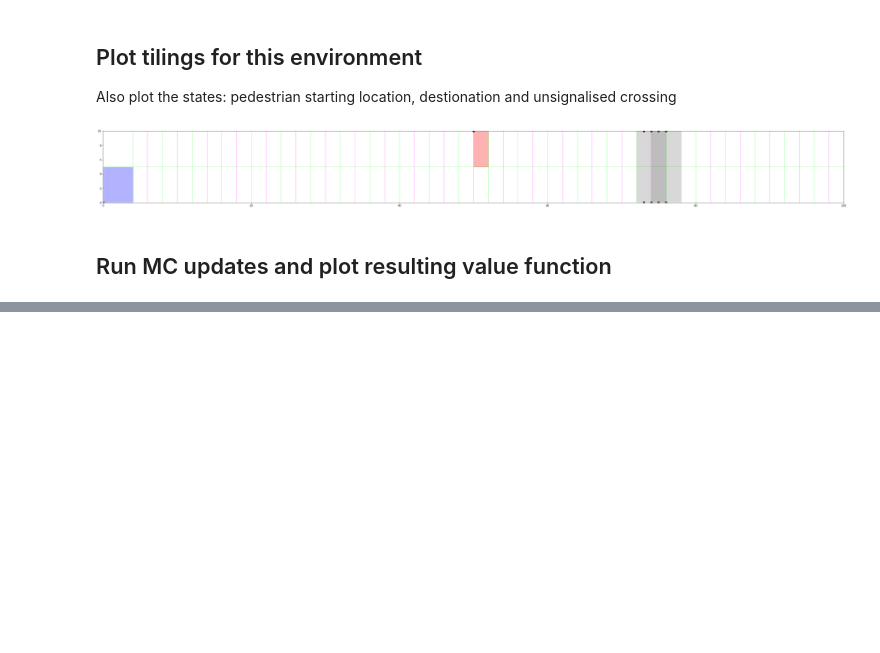
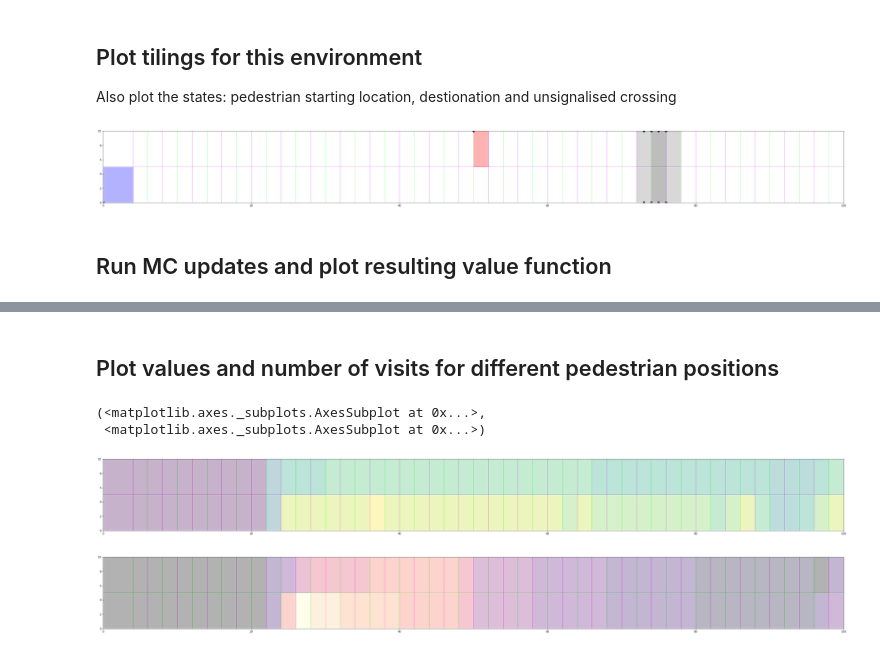
Before and after one commit to obisargoni/CrossingDynaAgent, a Jupyter notebook: plot_crossing_model.ipynb, the cells around one changed output, grey strips where cells are left out. Drawn from its saved outputs; the diff is of its cells as text; code cells hidden in the pictures; blank space fills up the shorter version.

```diff
--- a/plot_crossing_model.ipynb
+++ b/plot_crossing_model.ipynb
@@ -205,10 +219,6 @@ for i, s in enumerate(states):
 # %% [markdown]
 ## Run MC updates and plot resulting value function
 # %%
-n_updates = 1000
+n_updates = 500
 for i in range(n_updates):
 	ped.mc_update_of_internal_model()
-
-# Average over actions
-w_av = ped.internal_model.w.mean(axis = 1)
-N_av = ped.internal_model.N.mean(axis = 1)
@@ -254,0 +233,20 @@ array([  38.75,  226.35,  413.95,  601.55,  789.15,  976.75, 1164.35,
+# %% [markdown]
+## Plot values and number of visits for different pedestrian positions
+# %%
+# Reset internal model values
+ped.internal_model.reset_values()
+
+ped.set_loc((25,0))
+
+# Run updates and plot again
+n_updates = 500
+for i in range(n_updates):
+	ped.mc_update_of_internal_model()
+
+
+plot_ped_feature_values(ped, figsize, nbins = 10, cmaps = ['viridis', 'magma'], alpha = 0.5, op = 'intersection')
+# %% [output]
+(<matplotlib.axes._subplots.AxesSubplot at 0x...>,
+ <matplotlib.axes._subplots.AxesSubplot at 0x...>)
+[figure, added]
+[figure, added]
```
Also changed, not shown: parts of 14 cells of this notebook.
